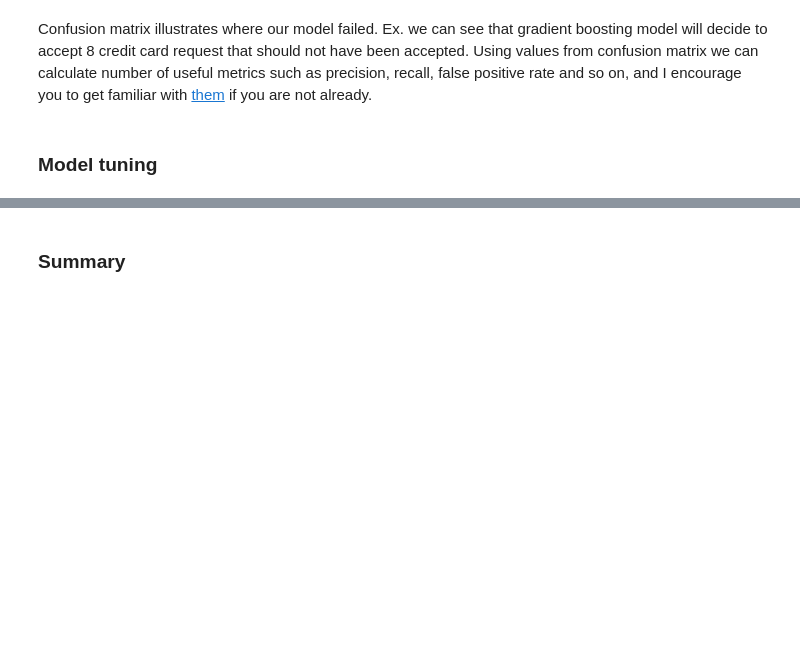
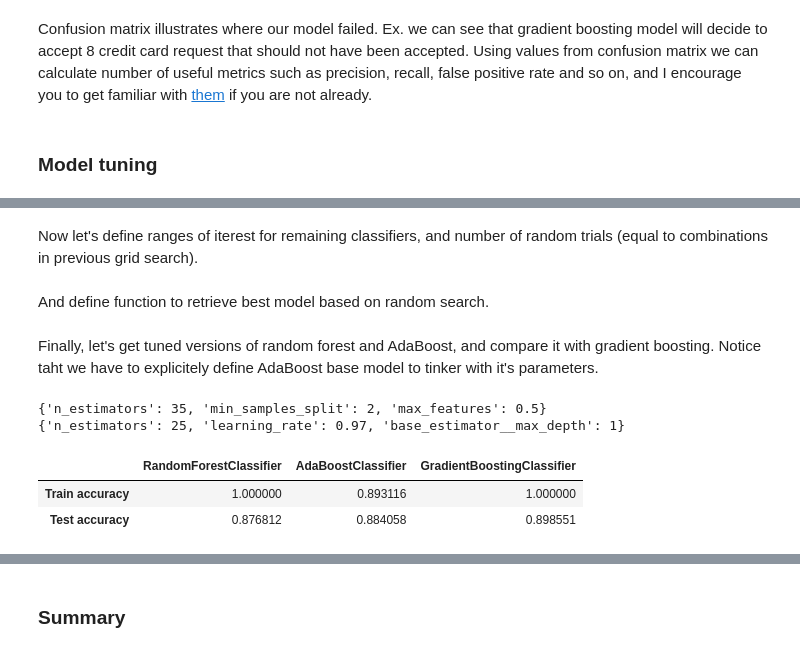
Before and after one commit to stxnext/ml-from-woods, a Jupyter notebook: notebook.ipynb, the cells around one changed output, grey strips where cells are left out. Saved outputs shown, nothing was run; the diff lists cells and outputs as text; code cells hidden in the pictures; blank space fills up the shorter version.

```diff
--- a/notebook.ipynb
+++ b/notebook.ipynb
@@ -188,0 +305,50 @@ Confusion matrix illustrates where our model failed. Ex. we can see that gradien
+# %% [markdown]
+Now let's define ranges of iterest for remaining classifiers, and number of random trials (equal to combinations in previous grid search).
+# %%
+from functools import reduce
+from operator import mul
+
+random_trials = reduce(mul, (len(values) for _, values in gradient_boosting_params.items()))
+
+random_forest_params = {
+    "n_estimators": range(5, 500),
+    "min_samples_split": range(2, 50),
+    "max_features": [x / 10 for x in range(1, 11)]
+}
+
+adaboost_params = {
+    "n_estimators": range(25, 50),
+    "learning_rate": [x / 100 for x in range(80, 101)],
+    "base_estimator__max_depth": range(1, 3),
+}
+# %% [markdown]
+And define function to retrieve best model based on random search.
+# %%
+from sklearn.model_selection import RandomizedSearchCV
+
+def find_best_model(model, params):
+    random_search = RandomizedSearchCV(model,
+                                       param_distributions=params,
+                                       n_iter=random_trials,
+                                       cv=NUM_FOLDS,
+                                       random_state=RANDOM_STATE)
+    random_search.fit(features_train, labels_train)
+    print(random_search.best_params_)
+    return random_search.best_estimator_
+# %% [markdown]
+Finally, let's get tuned versions of random forest and AdaBoost, and compare it with gradient boosting. Notice taht we have to explicitely define AdaBoost base model to  tinker with it's parameters.
+# %%
+best_rf_model = find_best_model(RandomForestClassifier(random_state=RANDOM_STATE),
+                                random_forest_params)
+best_ab_model = find_best_model(AdaBoostClassifier(sklearn.tree.DecisionTreeClassifier(),
+                                                   random_state=RANDOM_STATE),
+                                adaboost_params)
+
+
+evaluate_models([best_rf_model, best_ab_model, best_gb_model])
+# %% [output]
+{'n_estimators': 35, 'min_samples_split': 2, 'max_features': 0.5}
+{'n_estimators': 25, 'learning_rate': 0.97, 'base_estimator__max_depth': 1}
+|  | RandomForestClassifier | AdaBoostClassifier | GradientBoostingClassifier |
+| Train accuracy | 1.000000 | 0.893116 | 1.000000 |
+| Test accuracy | 0.876812 | 0.884058 | 0.898551 |
```
Also changed, not shown: parts of 28 cells of this notebook.
